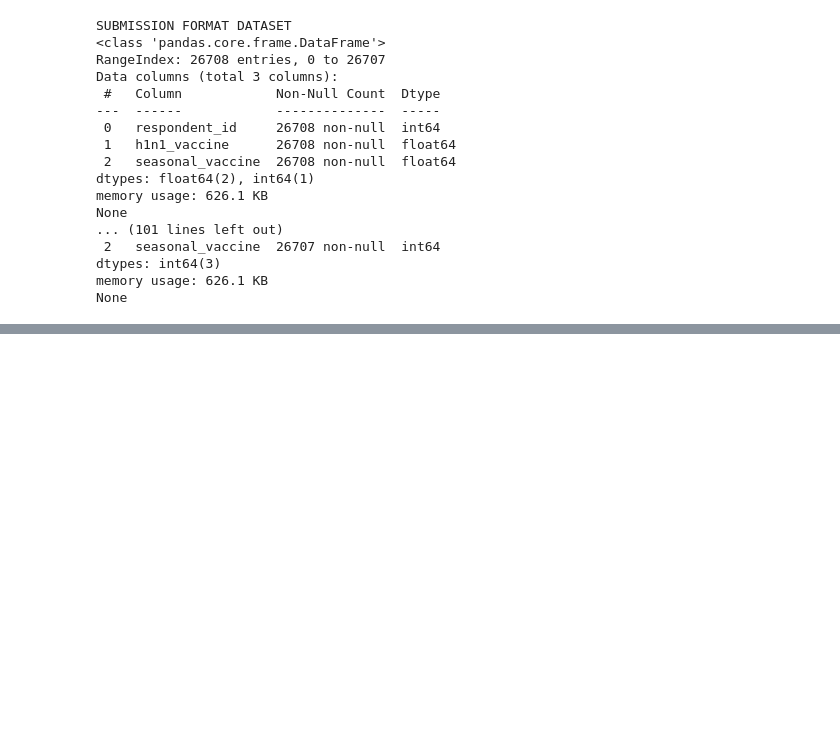
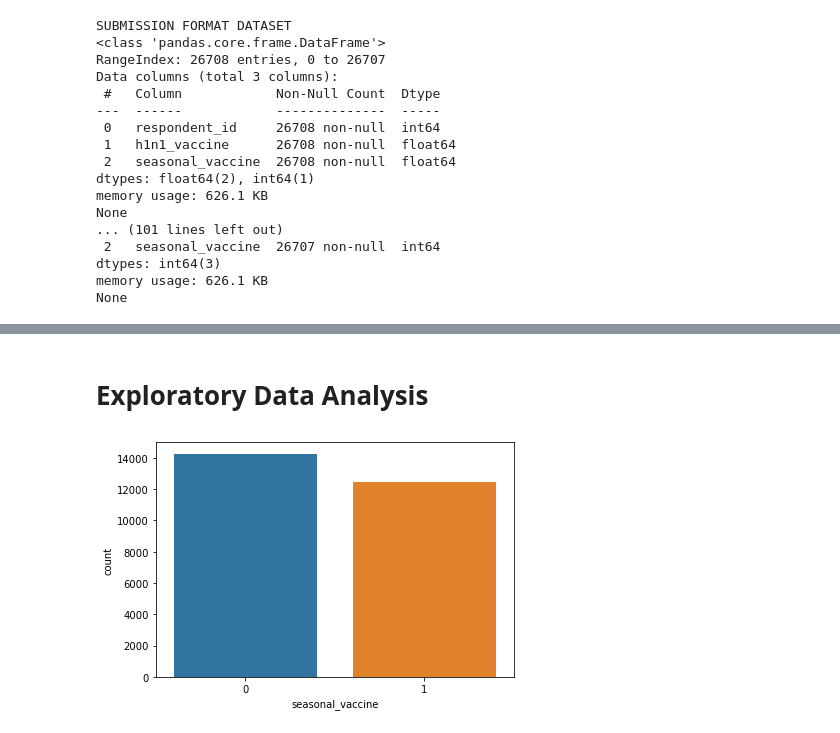
Before and after one commit to lorna-creator/Project-on-Vaccines, a Jupyter notebook: notebook.ipynb, the cells around one changed output, grey strips where cells are left out. Cells and saved outputs as stored; diff of their text form; code cells hidden in the pictures; blank space fills up the shorter version.

```diff
--- a/notebook.ipynb
+++ b/notebook.ipynb
@@ -307,0 +125,23 @@ plt.show()
+# %%
+
+# List of columns related to H1N1 vaccine
+h1n1_columns = [
+    "h1n1_concern", "h1n1_knowledge", "doctor_recc_h1n1",
+    "opinion_h1n1_vacc_effective", "opinion_h1n1_risk", "opinion_h1n1_sick_from_vacc"
+]
+
+# Drop H1N1 vaccine-related columns from the training set and test set feature data
+# Use errors='ignore' to avoid KeyError if any columns are not found
+training_set_features.drop(columns=h1n1_columns, axis=1, inplace=True, errors='ignore')
+test_set_features.drop(columns=h1n1_columns, axis=1, inplace=True, errors='ignore')
+
+# Optionally, drop the 'h1n1_vaccine' column from the labels dataset (if needed)
+training_set_labels.drop(columns=["h1n1_vaccine"], axis=1, inplace=True, errors='ignore')
+
+# Print to verify the changes
+print("Training set features after dropping H1N1 columns:")
+print(training_set_features.head())
+
+print("Test set features after dropping H1N1 columns:")
+print(test_set_features.head())
+print(training_set_labels.head())
@@ -307,0 +329,10 @@ plt.show()
+# %% [markdown]
+# **Exploratory Data Analysis**
+# %%
+#visualizing the outcomes
+sns.countplot(x='seasonal_vaccine',data=training_set_labels)
+
+plt.tight_layout()
+plt.show()
+# %% [output]
+[figure, added]
```
Also changed, not shown: parts of 128 cells of this notebook, 2 other files.
